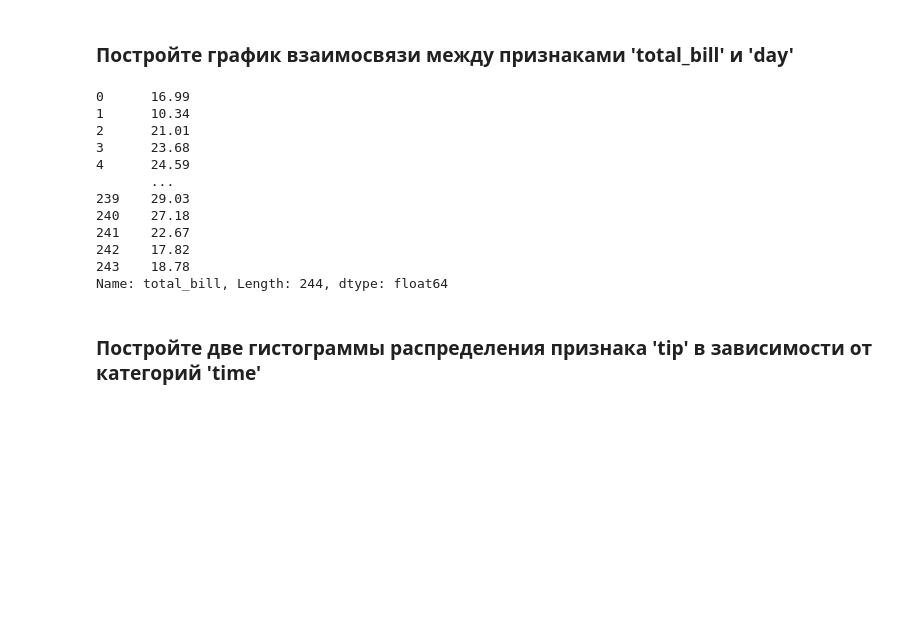
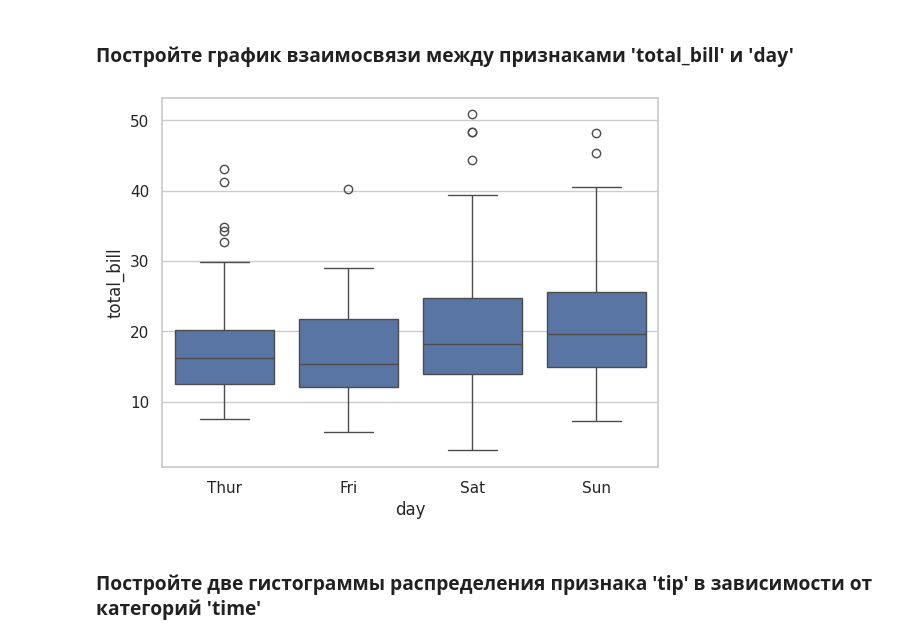
Before and after one commit to dimant0/ML-Basic, a Jupyter notebook: hw-5/Analyze and Visualize.ipynb, the cells around one changed output. Drawn from its saved outputs; the diff is of its cells as text; code cells hidden in the pictures; blank space fills up the shorter version.

```diff
--- a/hw-5/Analyze and Visualize.ipynb
+++ b/hw-5/Analyze and Visualize.ipynb
@@ -287,22 +287,10 @@ sns.pairplot(tips)
 [figure]
 # %% [markdown]
 ### Постройте график взаимосвязи между признаками 'total_bill' и 'day'
-# %%
-s = tips['total_bill']
-#s =  pd.Series(tips['day'], index=tips['day'])
-#s
-# %% [output]
-0      16.99
-1      10.34
-2      21.01
-3      23.68
-4      24.59
-       ...
-239    29.03
-240    27.18
-241    22.67
-242    17.82
-243    18.78
-Name: total_bill, Length: 244, dtype: float64
+# %%
+sns.boxplot(x="day", y="total_bill", data=tips)
+plt.show()
+# %% [output]
+[figure, added]
 # %% [markdown]
 ### Постройте две гистограммы распределения признака 'tip' в зависимости от категорий 'time'
```
Also changed, not shown: parts of 4 cells of this notebook.
